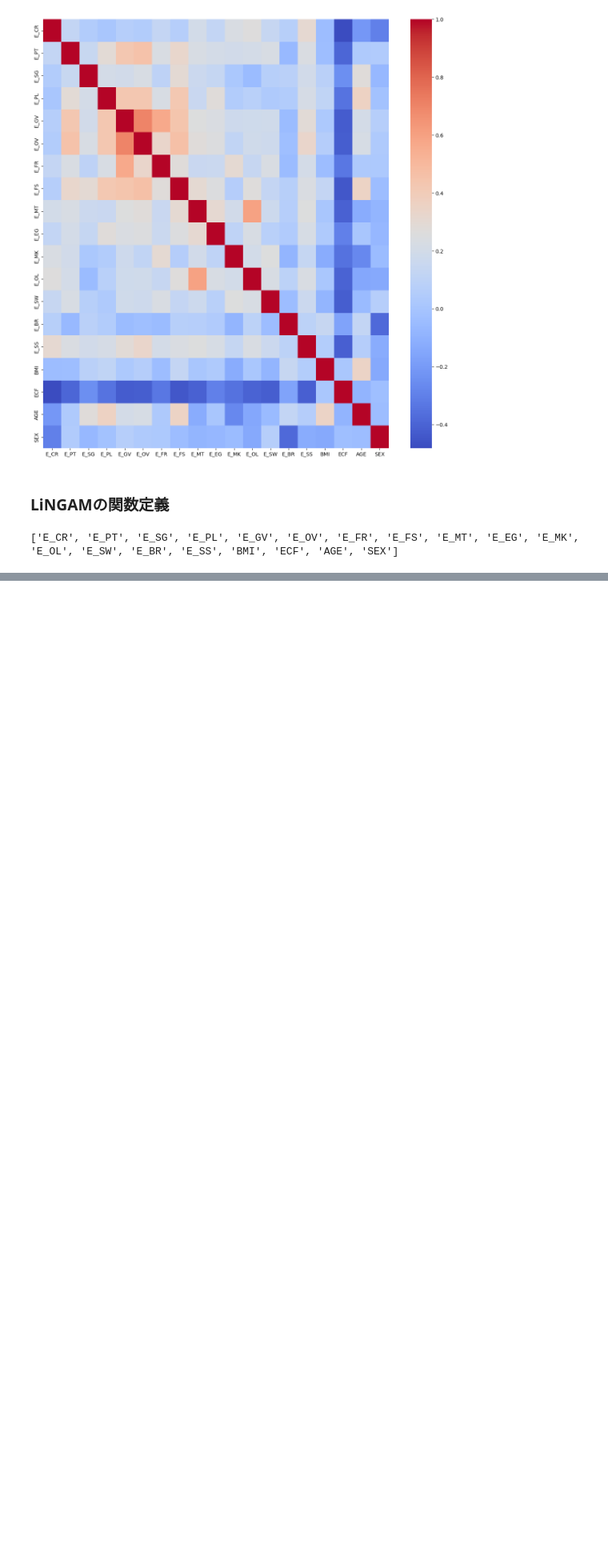
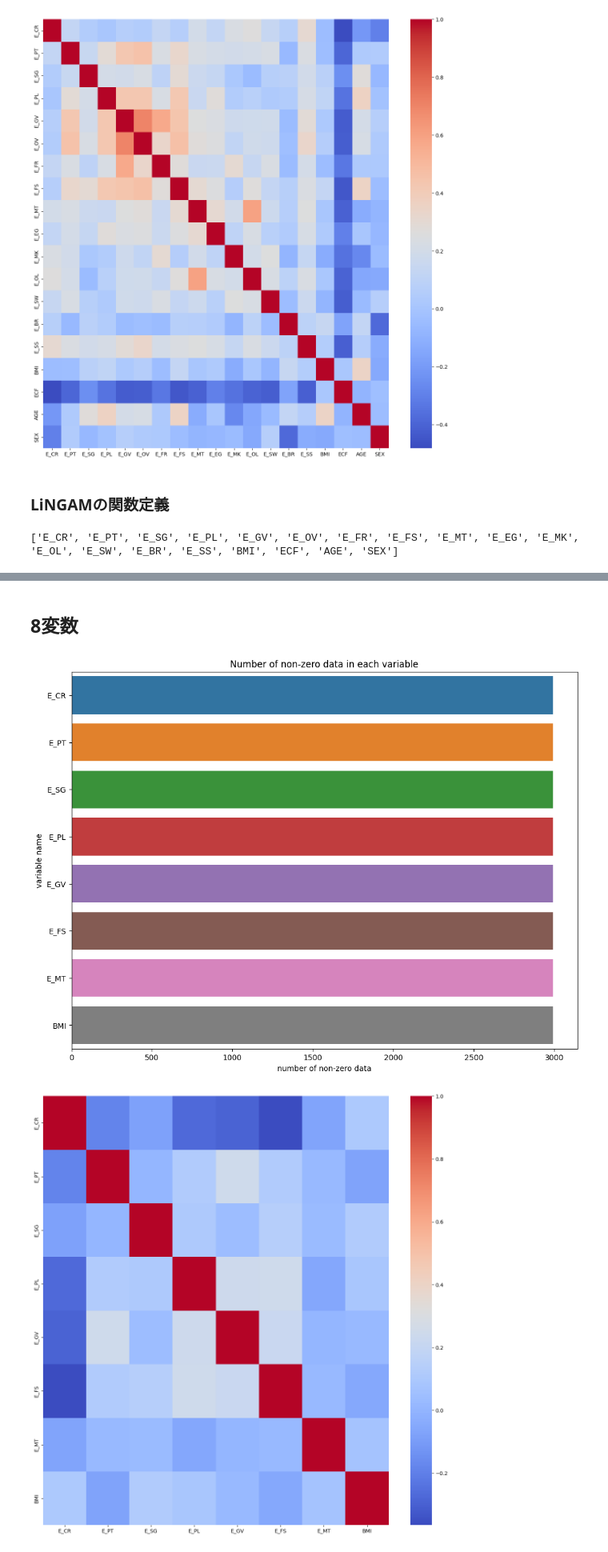
Before and after one commit to Shi-raishi/Graduation-research, a Jupyter notebook: nutr__all_data.ipynb, the cells around one changed output, grey strips where cells are left out. Shown: that part at 80% size. Cells and saved outputs as stored; diff of their text form; code cells hidden in the pictures; blank space fills up the shorter version.

```diff
--- a/nutr__all_data.ipynb
+++ b/nutr__all_data.ipynb
@@ -426,0 +357,16 @@ causal_df
+# %% [markdown]
+## 8変数
+# %%
+# 変数を指定するリスト(8)
+selected_variables = ['E_CR', 'E_PT', 'E_SG', 'E_PL', 'E_GV', 'E_FS', 'E_MT', 'BMI', 'ECF']
+df = values_dataframe_cleaned[selected_variables]
+# 0data削除
+df_filtered = df[(df != 0).all(axis=1)]
+# ECF列を掛ける
+multiplied_df_filtered = df_filtered.drop('ECF', axis=1).multiply(df_filtered['ECF'], axis=0)
+checksVariables(multiplied_df_filtered)
+dot,causal_df = LiNGAM(multiplied_df_filtered,'nutr_all_data_8var')
+dot
+# %% [output]
+[figure, added]
+[figure, added]
```
Also changed, not shown: parts of 7 cells of this notebook.
